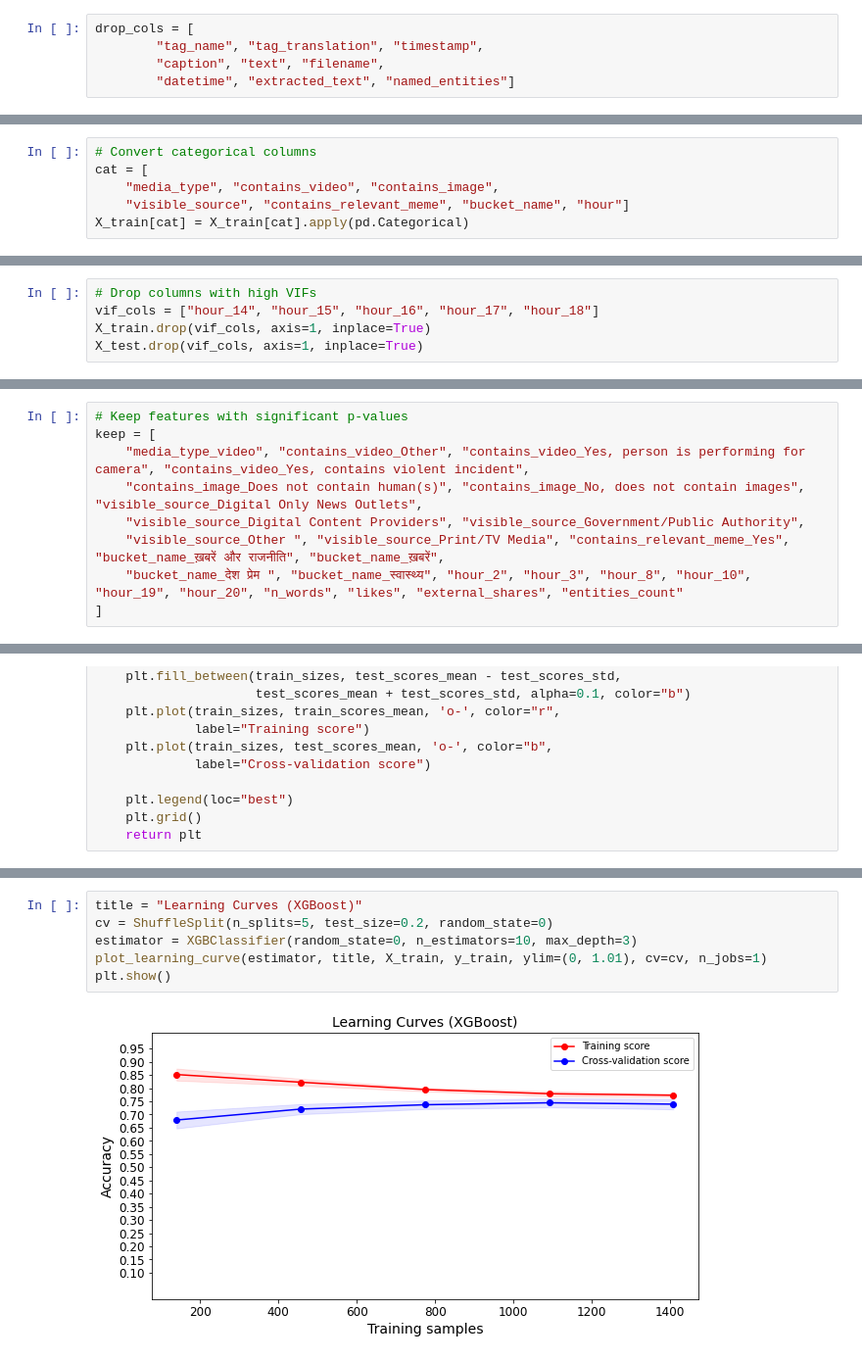
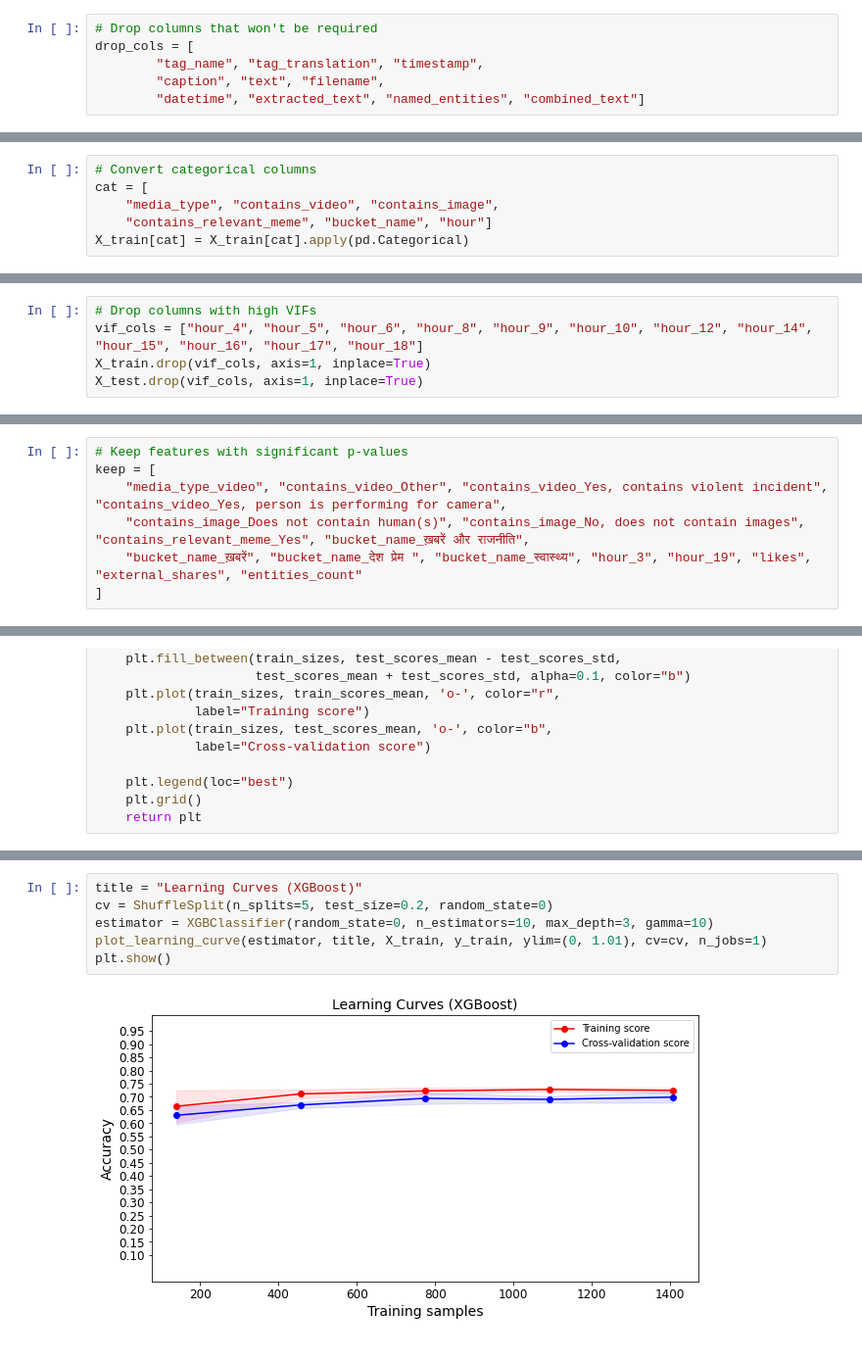
Before and after one commit to tattle-made/content-relevance, a Jupyter notebook: logistic_regression.ipynb, the cells around one changed output, grey strips where cells are left out. Shown: that part at 98% size. Cells and saved outputs as stored; diff of their text form.

```diff
--- a/logistic_regression.ipynb
+++ b/logistic_regression.ipynb
@@ -216,10 +226,11 @@ df["named_entities"] = df["translation"].map(get_entities)
 # %%
 df["entities_count"] = df["named_entities"].map(len)
 # %%
+# Drop columns that won't be required
 drop_cols = [
         "tag_name", "tag_translation", "timestamp",
         "caption", "text", "filename",
-        "datetime", "extracted_text", "named_entities"]
+        "datetime", "extracted_text", "named_entities", "combined_text"]
 # %% [markdown]
 ## Preprocessing
 # %%
@@ -296,7 +305,7 @@ num_cols.columns = num
 # Convert categorical columns
 cat = [
     "media_type", "contains_video", "contains_image",
-    "visible_source", "contains_relevant_meme", "bucket_name", "hour"]
+    "contains_relevant_meme", "bucket_name", "hour"]
 X_train[cat] = X_train[cat].apply(pd.Categorical)
 # %%
 # Dummify categorical columns
@@ -379,7 +388,7 @@ entities_count                                         2.763933
 dtype: float64
 # %%
 # Drop columns with high VIFs
-vif_cols = ["hour_14", "hour_15", "hour_16", "hour_17", "hour_18"]
+vif_cols = ["hour_4", "hour_5", "hour_6", "hour_8", "hour_9", "hour_10", "hour_12", "hour_14", "hour_15", "hour_16", "hour_17", "hour_18"]
 X_train.drop(vif_cols, axis=1, inplace=True)
 X_test.drop(vif_cols, axis=1, inplace=True)
 # %% [markdown]
@@ -414,11 +424,9 @@ entities_count                                        1.3363        0.2234  5.98
 # %%
 # Keep features with significant p-values
 keep = [
-    "media_type_video", "contains_video_Other", "contains_video_Yes, person is performing for camera", "contains_video_Yes, contains violent incident",
-    "contains_image_Does not contain human(s)", "contains_image_No, does not contain images", "visible_source_Digital Only News Outlets",
-    "visible_source_Digital Content Providers", "visible_source_Government/Public Authority",
-    "visible_source_Other ", "visible_source_Print/TV Media", "contains_relevant_meme_Yes", "bucket_name_ख़बरें और राजनीति", "bucket_name_ख़बरें",
-    "bucket_name_देश प्रेम ", "bucket_name_स्वास्थ्य", "hour_2", "hour_3", "hour_8", "hour_10", "hour_19", "hour_20", "n_words", "likes", "external_shares", "entities_count"
+    "media_type_video", "contains_video_Other", "contains_video_Yes, contains violent incident", "contains_video_Yes, person is performing for camera",
+    "contains_image_Does not contain human(s)", "contains_image_No, does not contain images", "contains_relevant_meme_Yes", "bucket_name_ख़बरें और राजनीति",
+    "bucket_name_ख़बरें", "bucket_name_देश प्रेम ", "bucket_name_स्वास्थ्य", "hour_3", "hour_19", "likes", "external_shares", "entities_count"
 ]
 # %%
 X_train = X_train[keep]
@@ -529,11 +537,11 @@ plt.show()
 # %%
 title = "Learning Curves (XGBoost)"
 cv = ShuffleSplit(n_splits=5, test_size=0.2, random_state=0)
-estimator = XGBClassifier(random_state=0, n_estimators=10, max_depth=3)
+estimator = XGBClassifier(random_state=0, n_estimators=10, max_depth=3, gamma=10)
 plot_learning_curve(estimator, title, X_train, y_train, ylim=(0, 1.01), cv=cv, n_jobs=1)
 plt.show()
 # %% [output]
-[figure, old version]
+[figure, new version]
 # %%
 title = "Learning Curves (SVM)"
 cv = ShuffleSplit(n_splits=5, test_size=0.2, random_state=0)
```
Also changed, not shown: parts of 20 cells of this notebook.
